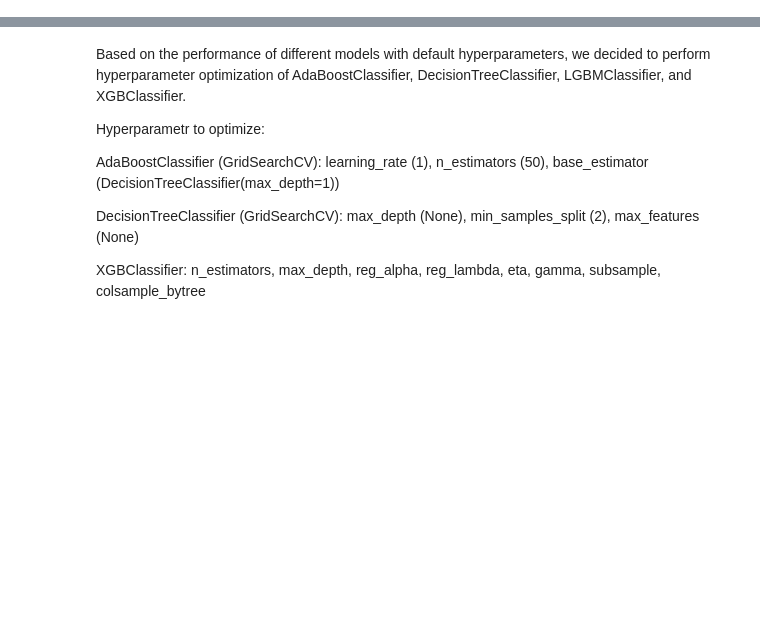
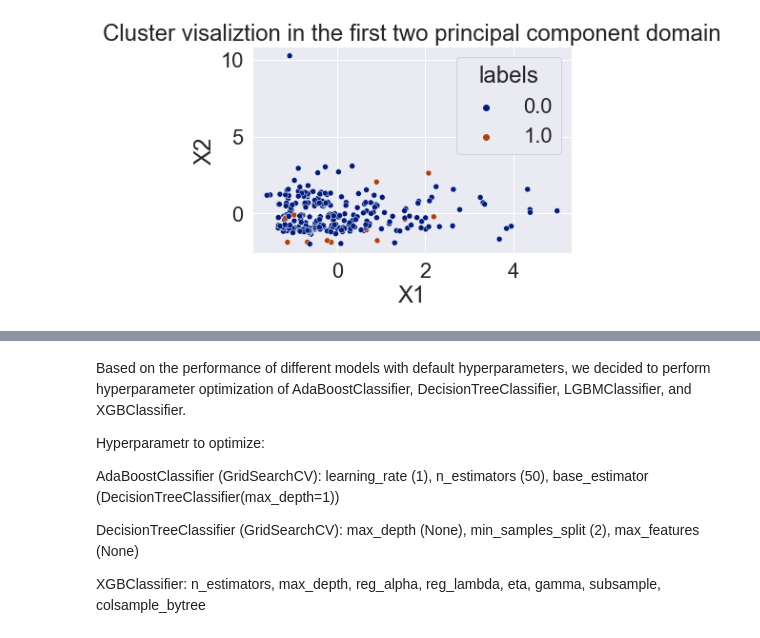
Before and after one commit to mamunm/sentiment_analysis, a Jupyter notebook: notebooks/smote_2.ipynb, the cells around one changed output, grey strips where cells are left out. Drawn from its saved outputs; the diff is of its cells as text; code cells hidden in the pictures; blank space fills up the shorter version.

```diff
--- a/notebooks/smote_2.ipynb
+++ b/notebooks/smote_2.ipynb
@@ -59,6 +59,18 @@ def process_smote(X=None, y=None, sampling=None):
     df.columns = ['X1', 'X2']
     df['labels'] = y
     return X, y, df
+# %%
+sns.set(font_scale=2)
+pca = PCA(n_components=2).fit_transform(X_train.toarray())
+df_prim = pd.DataFrame(pca)
+df_prim.columns = ['X1', 'X2']
+df_prim['labels'] = y_train
+ax = sns.scatterplot(x='X1', y='X2', hue='labels',
+    data=df_prim, palette="dark")
+ax.set(title="Cluster visaliztion in the first two principal component domain")
+plt.savefig('../images/PCA_before_smoteenn.png')
+# %% [output]
+[figure, added]
 # %%
 # SMOTEENN
 sampling = imblearn.combine.SMOTEENN()
```
Also changed, not shown: parts of 10 cells of this notebook, 6 other files.
